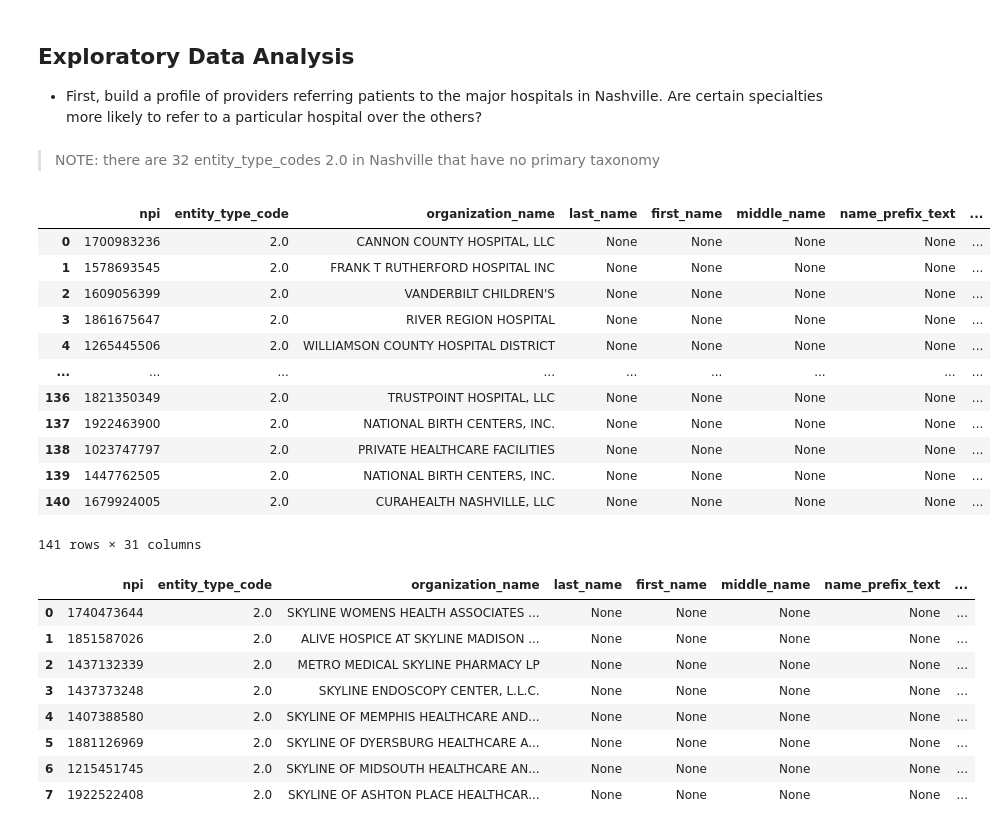
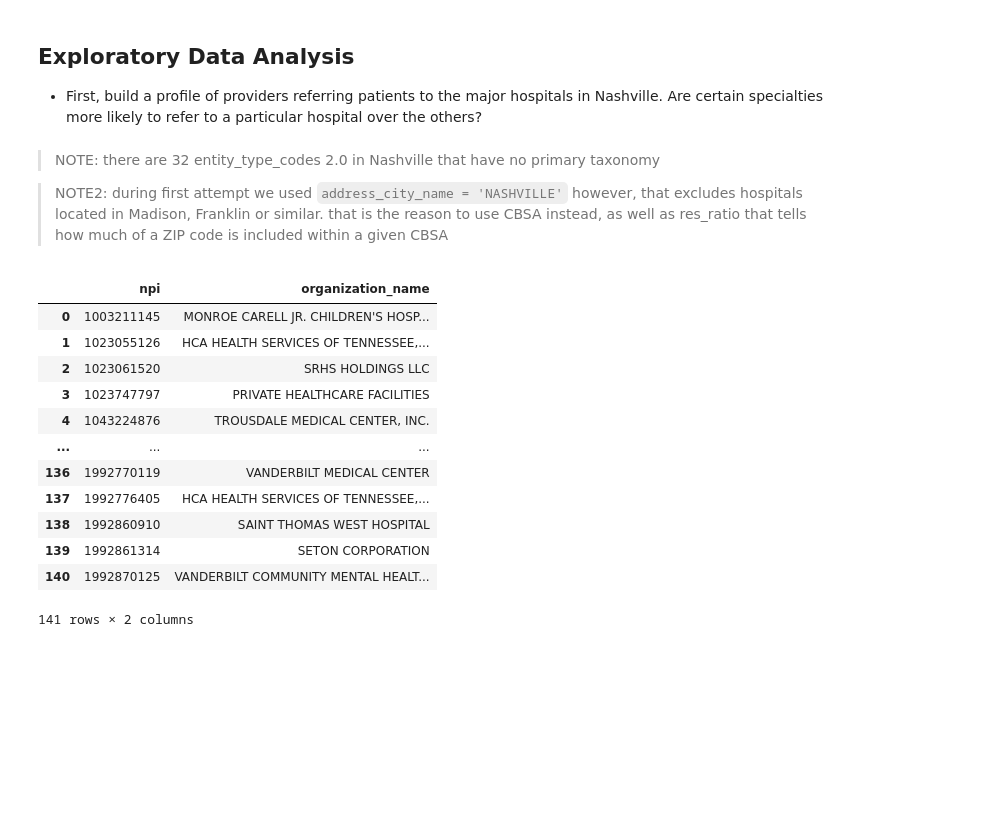
Before and after one commit to tomoumer/hop_team-the-hindenburgs, a Jupyter notebook: notebooks/data_exploration.ipynb, the cells around one changed output. Cells and saved outputs as stored; diff of their text form; code cells hidden in the pictures; blank space fills up the shorter version.

Commit message:
found providers referring to major hospitals

```diff
--- a/notebooks/data_exploration.ipynb
+++ b/notebooks/data_exploration.ipynb
@@ -33,71 +45,44 @@ test_sqlite
 ## Exploratory Data Analysis
 
 - First, build a profile of providers referring patients to the major hospitals in Nashville. Are certain specialties more likely to refer to a particular hospital over the others?
-# %% [markdown]
-> NOTE: there are 32 entity_type_codes 2.0 in Nashville that have no primary taxonomy
+# %% [markdown]
+> NOTE: there are 32 entity_type_codes 2.0 in Nashville that have no primary taxonomy
+
+> NOTE2: during first attempt we used `address_city_name = 'NASHVILLE'` however, that excludes hospitals located in Madison, Franklin or similar. that is the reason to use CBSA instead, as well as res_ratio that tells how much of a ZIP code is included within a given CBSA
 # %%
+# the query below selects all hospitals based on the cbsa
 query = """
-SELECT *
---DISTINCT organization_name
+SELECT DISTINCT npi, organization_name
 FROM nnpes AS np
 INNER JOIN nucc_taxonomy AS nt
 ON np.primary_taxonomy = nt.code
 INNER JOIN zip_cbsa AS zc
 ON np.address_postal_code = zc.zip
 WHERE entity_type_code = 2.0
---    AND address_city_name = 'NASHVILLE'
     AND address_state_name = 'TN'
     AND cbsa = 34980
+    -- AND res_ratio > 0.5
     AND classification LIKE '%Hospital'
     AND organization_name != 'BUNDLED PAYMENT SERVICES, LLC'
     AND organization_name != 'STATE OF TENNESSEE STATE F&A PAYROLL'
-LIMIT 1000;
 """
+
 
 with sqlite3.connect('../data/hop_teaming_database.sqlite') as db:
     hospitals_sqlite = pd.read_sql(query, db)
 
 hospitals_sqlite
 # %% [output]
-|  | npi | entity_type_code | organization_name | last_name | first_name | middle_name | name_prefix_text | ... |
-| 0 | 1700983236 | 2.0 | CANNON COUNTY HOSPITAL, LLC | None | None | None | None | ... |
-| 1 | 1578693545 | 2.0 | FRANK T RUTHERFORD HOSPITAL INC | None | None | None | None | ... |
-| 2 | 1609056399 | 2.0 | VANDERBILT CHILDREN'S | None | None | None | None | ... |
-| 3 | 1861675647 | 2.0 | RIVER REGION HOSPITAL | None | None | None | None | ... |
-| 4 | 1265445506 | 2.0 | WILLIAMSON COUNTY HOSPITAL DISTRICT | None | None | None | None | ... |
-| ... | ... | ... | ... | ... | ... | ... | ... | ... |
-| 136 | 1821350349 | 2.0 | TRUSTPOINT HOSPITAL, LLC | None | None | None | None | ... |
-| 137 | 1922463900 | 2.0 | NATIONAL BIRTH CENTERS, INC. | None | None | None | None | ... |
-| 138 | 1023747797 | 2.0 | PRIVATE HEALTHCARE FACILITIES | None | None | None | None | ... |
-| 139 | 1447762505 | 2.0 | NATIONAL BIRTH CENTERS, INC. | None | None | None | None | ... |
-| 140 | 1679924005 | 2.0 | CURAHEALTH NASHVILLE, LLC | None | None | None | None | ... |
+|  | npi | organization_name |
+| 0 | 1003211145 | MONROE CARELL JR. CHILDREN'S HOSP... |
+| 1 | 1023055126 | HCA HEALTH SERVICES OF TENNESSEE,... |
+| 2 | 1023061520 | SRHS HOLDINGS LLC |
+| 3 | 1023747797 | PRIVATE HEALTHCARE FACILITIES |
+| 4 | 1043224876 | TROUSDALE MEDICAL CENTER, INC. |
+| ... | ... | ... |
+| 136 | 1992770119 | VANDERBILT MEDICAL CENTER |
+| 137 | 1992776405 | HCA HEALTH SERVICES OF TENNESSEE,... |
+| 138 | 1992860910 | SAINT THOMAS WEST HOSPITAL |
+| 139 | 1992861314 | SETON CORPORATION |
+| 140 | 1992870125 | VANDERBILT COMMUNITY MENTAL HEALT... |
-141 rows × 31 columns
+141 rows × 2 columns
-# %%
-pd.set_option('display.max_columns', None)
-
-query = """
-SELECT *
-FROM nnpes AS np
-INNER JOIN nucc_taxonomy AS nt
-ON np.primary_taxonomy = nt.code
-WHERE organization_name LIKE '%skyline%'
-    AND entity_type_code = 2.0
-    --AND address_city_name = 'NASHVILLE'
-    AND address_state_name = 'TN'
-    AND section = 'Non-Individual'
-"""
-
-with sqlite3.connect('../data/hop_teaming_database.sqlite') as db:
-    test_sqlite = pd.read_sql(query, db)
-
-test_sqlite
-# %% [output]
-|  | npi | entity_type_code | organization_name | last_name | first_name | middle_name | name_prefix_text | ... |
-| 0 | 1740473644 | 2.0 | SKYLINE WOMENS HEALTH ASSOCIATES ... | None | None | None | None | ... |
-| 1 | 1851587026 | 2.0 | ALIVE HOSPICE AT SKYLINE MADISON ... | None | None | None | None | ... |
-| 2 | 1437132339 | 2.0 | METRO MEDICAL SKYLINE PHARMACY LP | None | None | None | None | ... |
-| 3 | 1437373248 | 2.0 | SKYLINE ENDOSCOPY CENTER, L.L.C. | None | None | None | None | ... |
-| 4 | 1407388580 | 2.0 | SKYLINE OF MEMPHIS HEALTHCARE AND... | None | None | None | None | ... |
-| 5 | 1881126969 | 2.0 | SKYLINE OF DYERSBURG HEALTHCARE A... | None | None | None | None | ... |
-| 6 | 1215451745 | 2.0 | SKYLINE OF MIDSOUTH HEALTHCARE AN... | None | None | None | None | ... |
-| 7 | 1922522408 | 2.0 | SKYLINE OF ASHTON PLACE HEALTHCAR... | None | None | None | None | ... |
```
Also changed, not shown: parts of 2 cells of this notebook.
